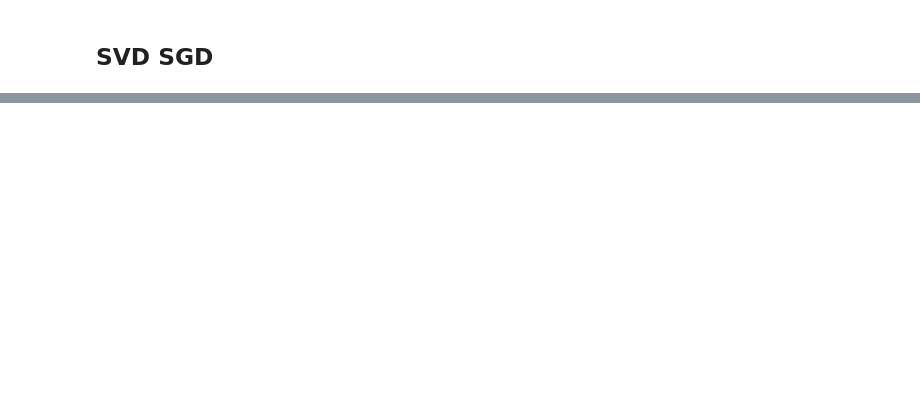
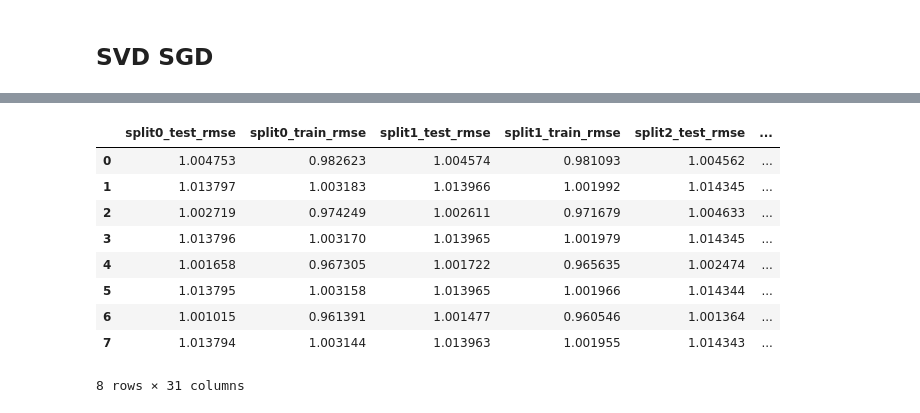
Before and after one commit to lostinstaches/RecommendationSystem, a Jupyter notebook: jakobv2.ipynb, the cells around one changed output, grey strips where cells are left out. Drawn from its saved outputs; the diff is of its cells as text; code cells hidden in the pictures; blank space fills up the shorter version.

```diff
--- a/jakobv2.ipynb
+++ b/jakobv2.ipynb
@@ -28,10 +75,10 @@ def grid_search(data, param_grid, algo, folds):
 # %% [markdown]
 ## SVD SGD
 # %%
-param_grid = {'n_epochs': [5],
-              'n_factors': [10, 20],
-              'reg_all': [0.1, 0.01, 0.001],
-              'lr_all': [0.1, 0.01, 0.001]}
+param_grid = {'n_epochs': [30],# 10, 15],
+              'n_factors': [10, 20, 30, 40],# 10, 15, 20, 25, 30],
+              'reg_all': [0.1, 0.2],# 0.01, 0.001],
+              'lr_all': [0.01]}#, 0.01, 0.001]}
 reader = Reader(rating_scale=(1, 5))
 surprise_data = Dataset.load_from_df(data, reader=reader)
-gs = grid_search(data=data, param_grid=param_grid, algo=SVD,folds=3)
+gs = grid_search(data=surprise_data, param_grid=param_grid, algo=SVD,folds=3)
@@ -40,3 +88,16 @@ gs.cv_results
+# %%
+pd.DataFrame.from_dict(gs.cv_results)
+# %% [output]
+|  | split0_test_rmse | split0_train_rmse | split1_test_rmse | split1_train_rmse | split2_test_rmse | ... |
+| 0 | 1.004753 | 0.982623 | 1.004574 | 0.981093 | 1.004562 | ... |
+| 1 | 1.013797 | 1.003183 | 1.013966 | 1.001992 | 1.014345 | ... |
+| 2 | 1.002719 | 0.974249 | 1.002611 | 0.971679 | 1.004633 | ... |
+| 3 | 1.013796 | 1.003170 | 1.013965 | 1.001979 | 1.014345 | ... |
+| 4 | 1.001658 | 0.967305 | 1.001722 | 0.965635 | 1.002474 | ... |
+| 5 | 1.013795 | 1.003158 | 1.013965 | 1.001966 | 1.014344 | ... |
+| 6 | 1.001015 | 0.961391 | 1.001477 | 0.960546 | 1.001364 | ... |
+| 7 | 1.013794 | 1.003144 | 1.013963 | 1.001955 | 1.014343 | ... |
+8 rows × 31 columns
 # %%
 gs.best_score['rmse']
 # %% [output]
```
Also changed, not shown: parts of 37 cells of this notebook, 2 other files.
